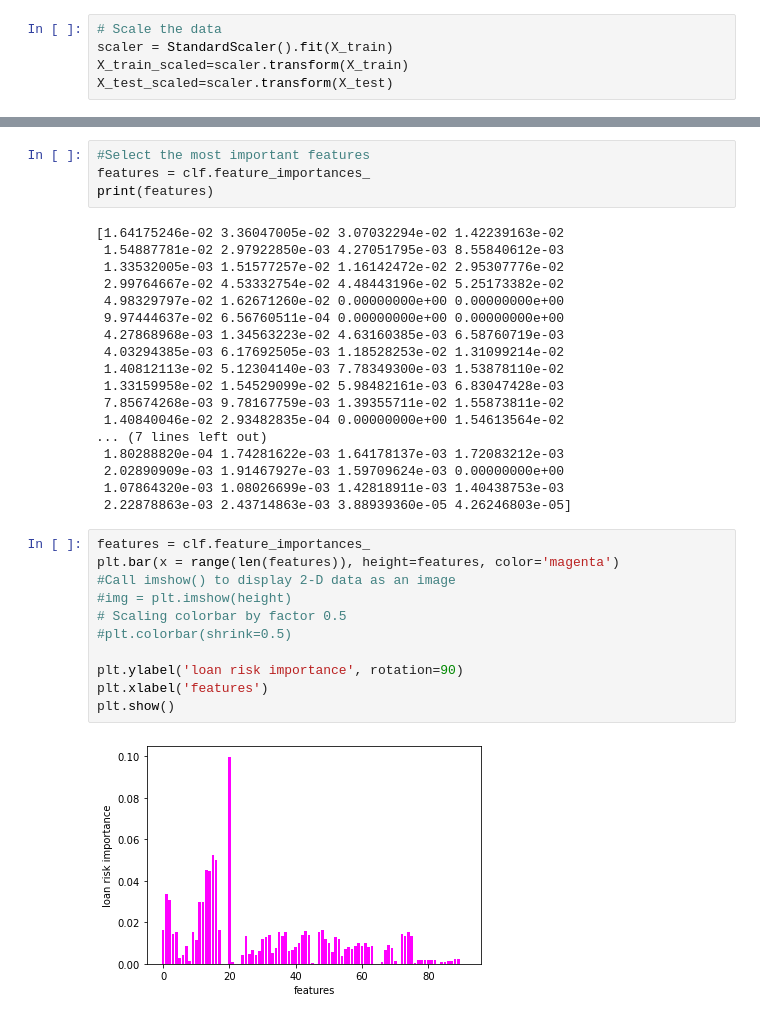
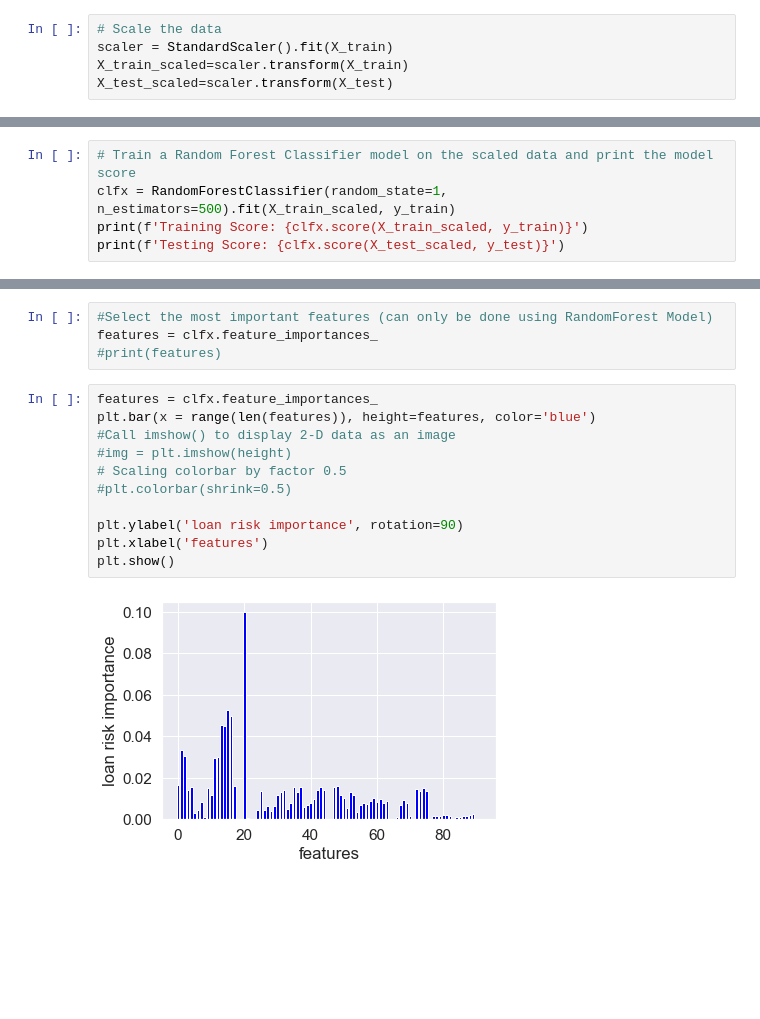
Before and after one commit to JKSmirny/Supervised-Machine-Learning, a Jupyter notebook: Credit_Risk_Evaluator-final.ipynb, the cells around one changed output, grey strips where cells are left out. Cells and saved outputs as stored; diff of their text form; blank space fills up the shorter version.

```diff
--- a/Credit_Risk_Evaluator-final.ipynb
+++ b/Credit_Risk_Evaluator-final.ipynb
@@ -149,0 +156,5 @@ Please also refer to the documentation for alternative solver options:
+# %%
+# Train a Random Forest Classifier model on the scaled data and print the model score
+clfx = RandomForestClassifier(random_state=1, n_estimators=500).fit(X_train_scaled, y_train)
+print(f'Training Score: {clfx.score(X_train_scaled, y_train)}')
+print(f'Testing Score: {clfx.score(X_test_scaled, y_test)}')
@@ -167,37 +174,19 @@ Testing Score: 0.6480221182475542
 # %%
-#Select the most important features
-features = clf.feature_importances_
-print(features)
+#Select the most important features (can only be done using RandomForest Model)
+features = clfx.feature_importances_
+#print(features)
-# %% [output]
-[1.64175246e-02 3.36047005e-02 3.07032294e-02 1.42239163e-02
- 1.54887781e-02 2.97922850e-03 4.27051795e-03 8.55840612e-03
- 1.33532005e-03 1.51577257e-02 1.16142472e-02 2.95307776e-02
- 2.99764667e-02 4.53332754e-02 4.48443196e-02 5.25173382e-02
- 4.98329797e-02 1.62671260e-02 0.00000000e+00 0.00000000e+00
- 9.97444637e-02 6.56760511e-04 0.00000000e+00 0.00000000e+00
- 4.27868968e-03 1.34563223e-02 4.63160385e-03 6.58760719e-03
- 4.03294385e-03 6.17692505e-03 1.18528253e-02 1.31099214e-02
- 1.40812113e-02 5.12304140e-03 7.78349300e-03 1.53878110e-02
- 1.33159958e-02 1.54529099e-02 5.98482161e-03 6.83047428e-03
- 7.85674268e-03 9.78167759e-03 1.39355711e-02 1.55873811e-02
- 1.40840046e-02 2.93482835e-04 0.00000000e+00 1.54613564e-02
-... (7 lines left out)
- 1.80288820e-04 1.74281622e-03 1.64178137e-03 1.72083212e-03
- 2.02890909e-03 1.91467927e-03 1.59709624e-03 0.00000000e+00
- 1.07864320e-03 1.08026699e-03 1.42818911e-03 1.40438753e-03
- 2.22878863e-03 2.43714863e-03 3.88939360e-05 4.26246803e-05]
 # %%
-features = clf.feature_importances_
-plt.bar(x = range(len(features)), height=features, color='magenta')
+features = clfx.feature_importances_
+plt.bar(x = range(len(features)), height=features, color='blue')
 #Call imshow() to display 2-D data as an image
 #img = plt.imshow(height)
 # Scaling colorbar by factor 0.5
 #plt.colorbar(shrink=0.5)
 
 plt.ylabel('loan risk importance', rotation=90)
 plt.xlabel('features')
 plt.show()
 # %% [output]
-[figure, old version]
+[figure, new version]
 # %%
 
```
Also changed, not shown: parts of 12 cells of this notebook.
